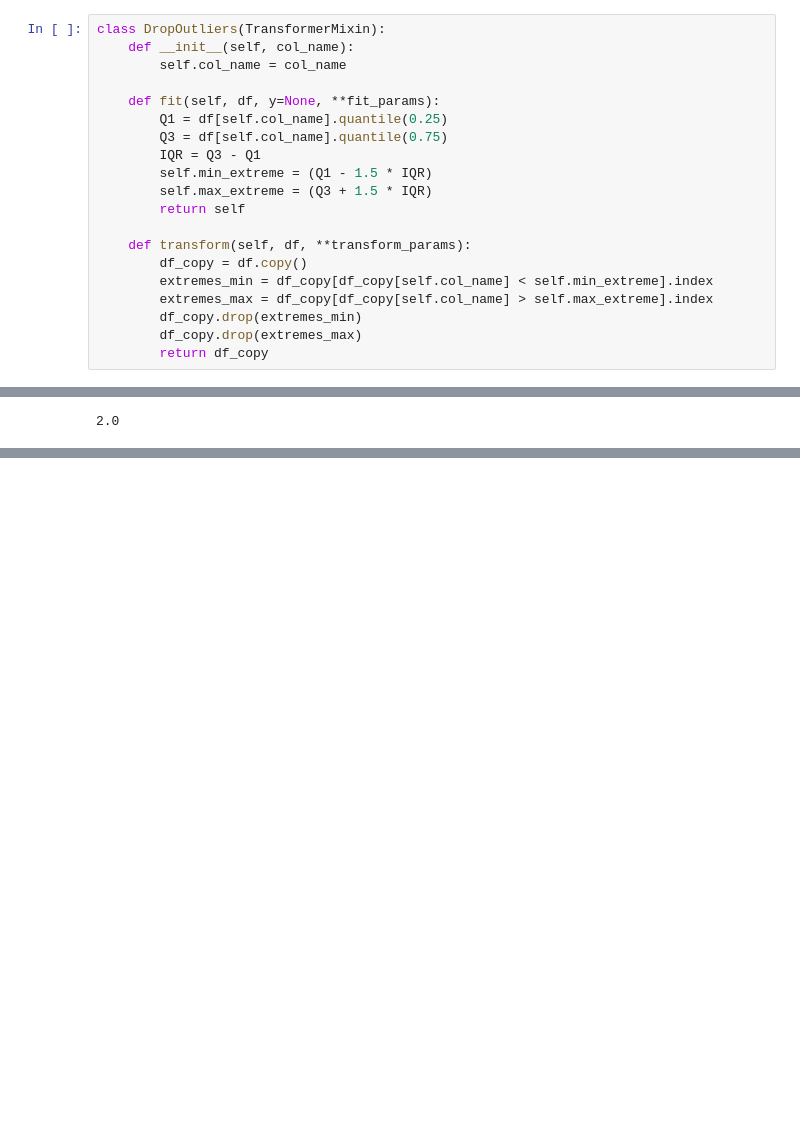
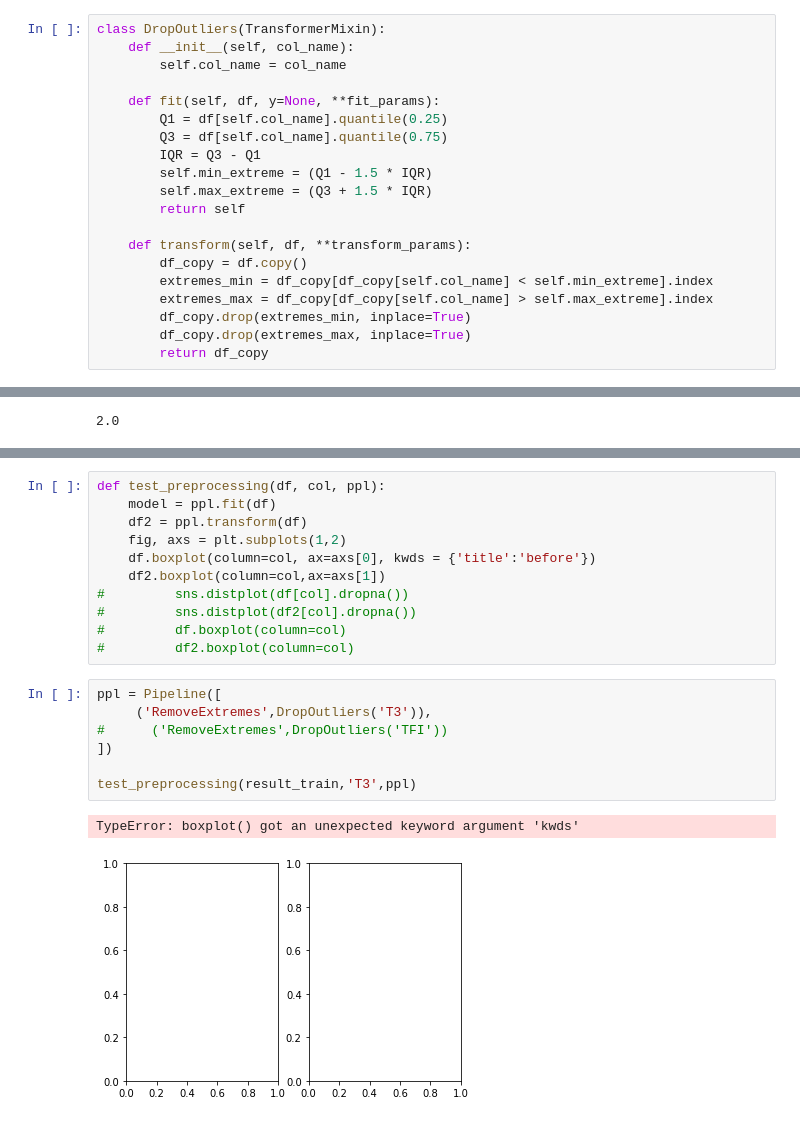
Before and after one commit to Pomichal/pr1_IAU, a Jupyter notebook: Preprocessing.ipynb, the cells around one changed output, grey strips where cells are left out. Cells and saved outputs as stored; diff of their text form; blank space fills up the shorter version.

```diff
--- a/Preprocessing.ipynb
+++ b/Preprocessing.ipynb
@@ -247,8 +264,8 @@ class DropOutliers(TransformerMixin):
         df_copy = df.copy()
         extremes_min = df_copy[df_copy[self.col_name] < self.min_extreme].index
         extremes_max = df_copy[df_copy[self.col_name] > self.max_extreme].index
-        df_copy.drop(extremes_min)
-        df_copy.drop(extremes_max)
+        df_copy.drop(extremes_min, inplace=True)
+        df_copy.drop(extremes_max, inplace=True)
         return df_copy
 # %% [markdown]
 #### BoxCox normalizacia hodnot
@@ -385 +400,22 @@ atribut TT4 pred odstranenim vychylenych hodnot:
+# %%
+def test_preprocessing(df, col, ppl):
+    model = ppl.fit(df)
+    df2 = ppl.transform(df)
+    fig, axs = plt.subplots(1,2)
+    df.boxplot(column=col, ax=axs[0], kwds = {'title':'before'})
+    df2.boxplot(column=col,ax=axs[1])
+#         sns.distplot(df[col].dropna())
+#         sns.distplot(df2[col].dropna())
+#         df.boxplot(column=col)
+#         df2.boxplot(column=col)
+# %%
+ppl = Pipeline([
+     ('RemoveExtremes',DropOutliers('T3')),
+#      ('RemoveExtremes',DropOutliers('TFI'))
+])
+
+test_preprocessing(result_train,'T3',ppl)
+# %% [output]
+TypeError: boxplot() got an unexpected keyword argument 'kwds'
+[figure, added]
 # %%
```
Also changed, not shown: parts of 19 cells of this notebook.
